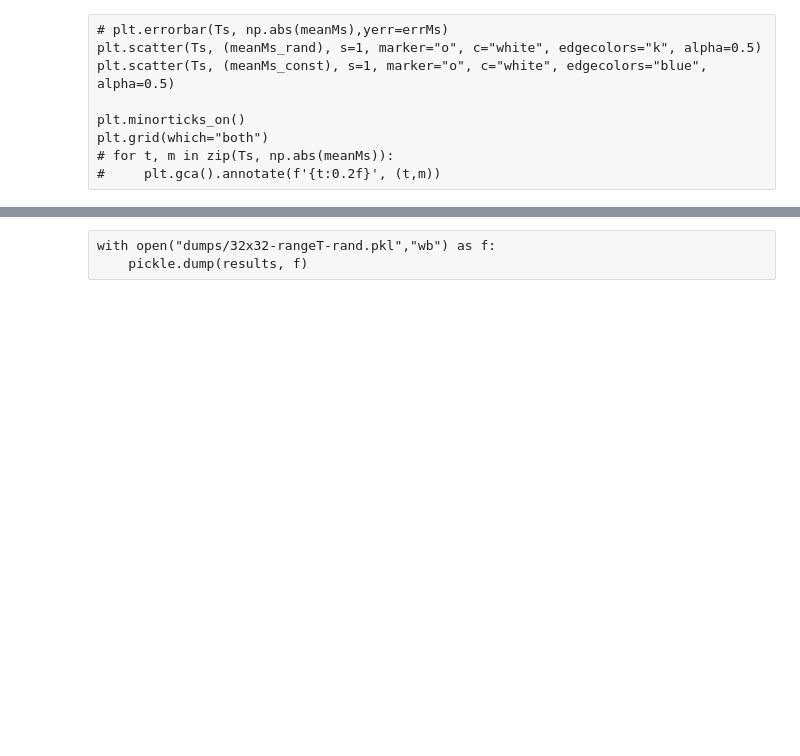
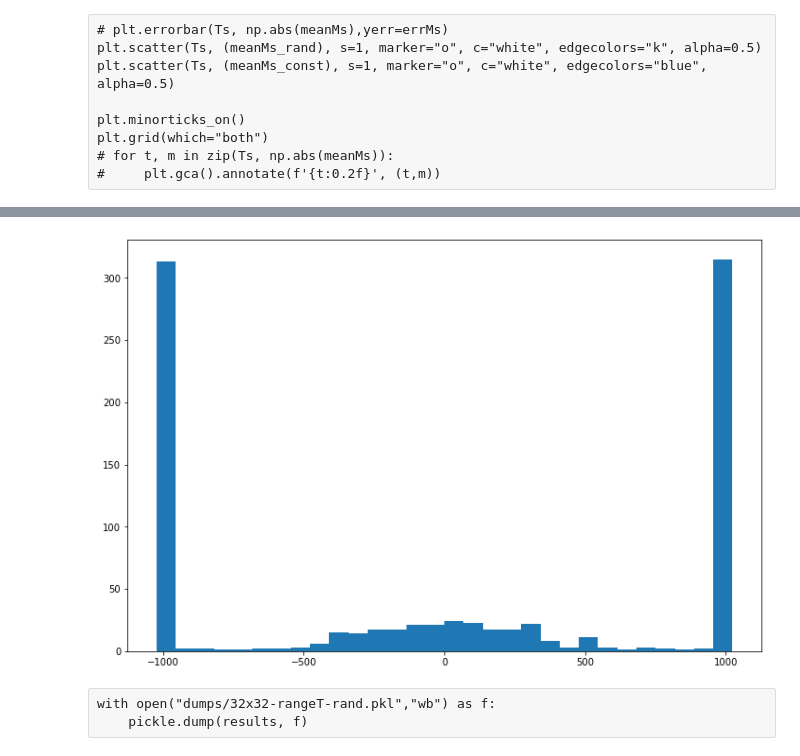
Before and after one commit to ashmat98/ising-model, a Jupyter notebook: python/magnetization-vs-T.ipynb, the cells around one changed output, grey strips where cells are left out. Saved outputs shown, nothing was run; the diff lists cells and outputs as text; code cells hidden in the pictures; blank space fills up the shorter version.

```diff
--- a/python/magnetization-vs-T.ipynb
+++ b/python/magnetization-vs-T.ipynb
@@ -101,3 +104,10 @@ plt.minorticks_on()
+# %%
+T1 = 1
+dT = 0.1
+plt.figure()
+plt.hist(meanMs[(T1-dT < Ts) & (T1+dT > Ts)], bins=30);
+# %% [output]
+[figure, added]
 # %% [raw]
 with open("dumps/32x32-rangeT-rand.pkl","wb") as f:
     pickle.dump(results, f)
```
Also changed, not shown: parts of 13 cells of this notebook, 3 other files.
